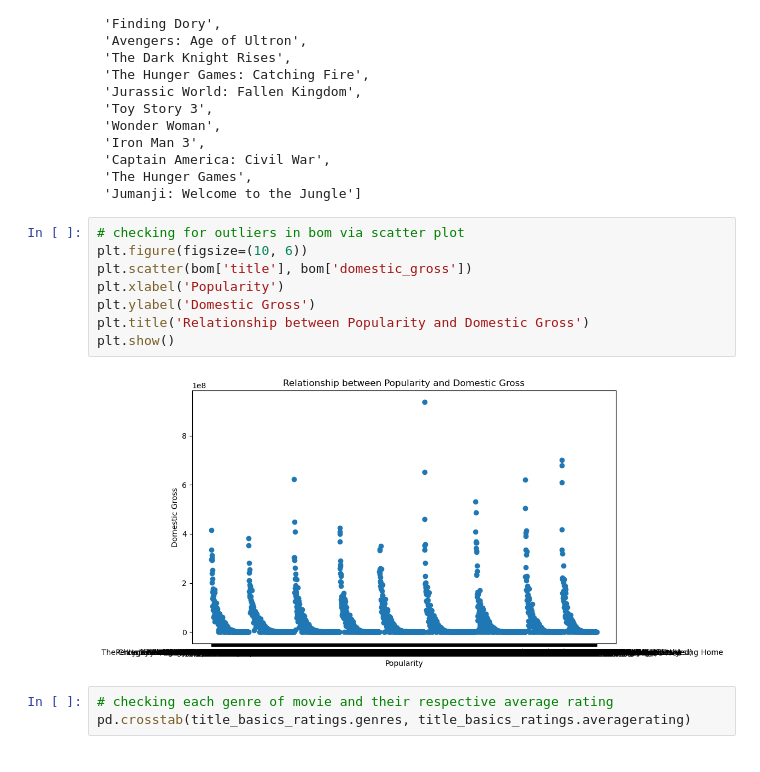
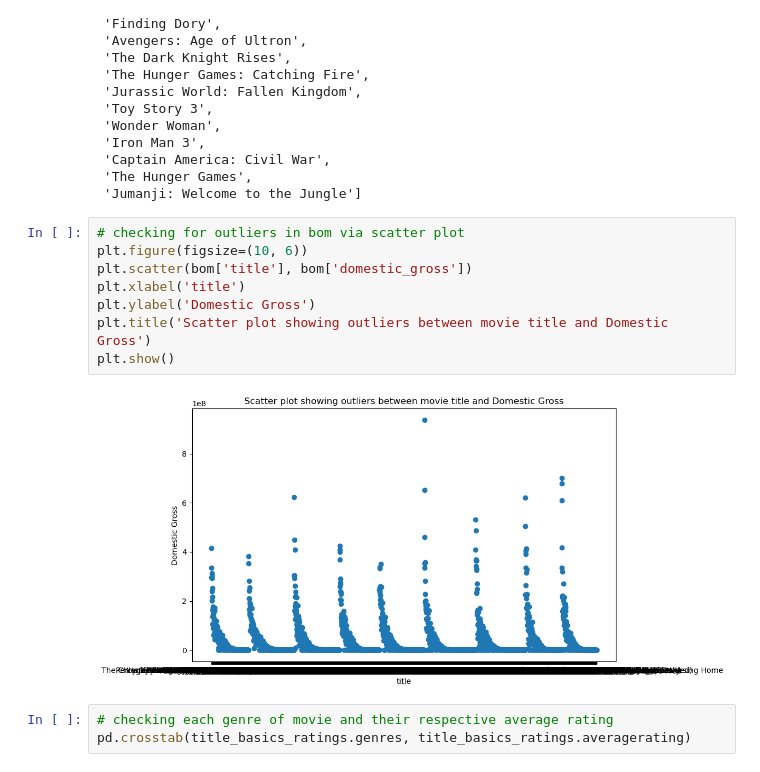
Before and after one commit to FionaNalianya/Microsoft-Movie, a Jupyter notebook: notebook.ipynb, the cells around one changed output. Drawn from its saved outputs; the diff is of its cells as text.

```diff
--- a/notebook.ipynb
+++ b/notebook.ipynb
@@ -460,13 +458,13 @@ bom_top20
 # %%
 # checking for outliers in bom via scatter plot
 plt.figure(figsize=(10, 6))
 plt.scatter(bom['title'], bom['domestic_gross'])
-plt.xlabel('Popularity')
+plt.xlabel('title')
 plt.ylabel('Domestic Gross')
-plt.title('Relationship between Popularity and Domestic Gross')
+plt.title('Scatter plot showing outliers between movie title and Domestic Gross')
 plt.show()
 # %% [output]
-[figure, old version]
+[figure, new version]
 # %%
 # checking each genre of movie and their respective average rating
 pd.crosstab(title_basics_ratings.genres, title_basics_ratings.averagerating)
```
Also changed, not shown: parts of 14 cells of this notebook.
